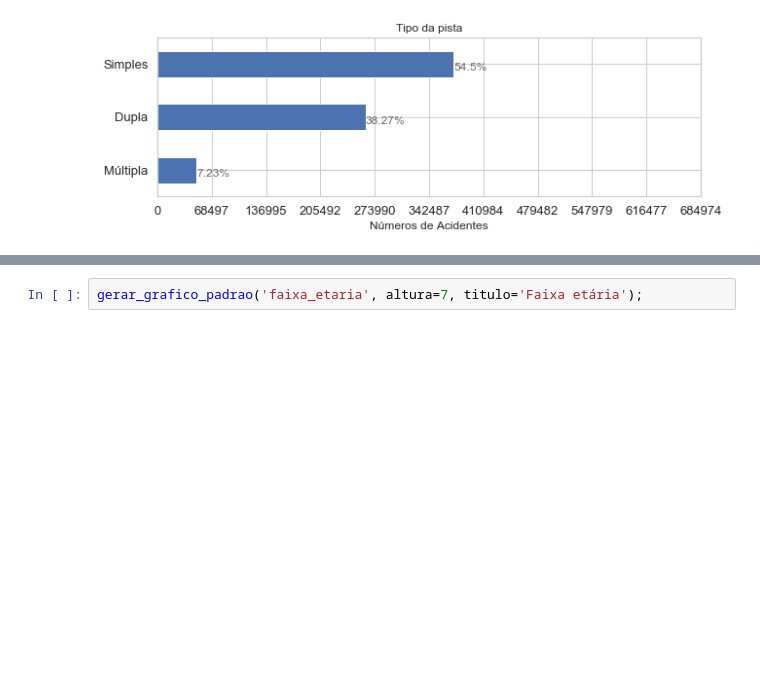
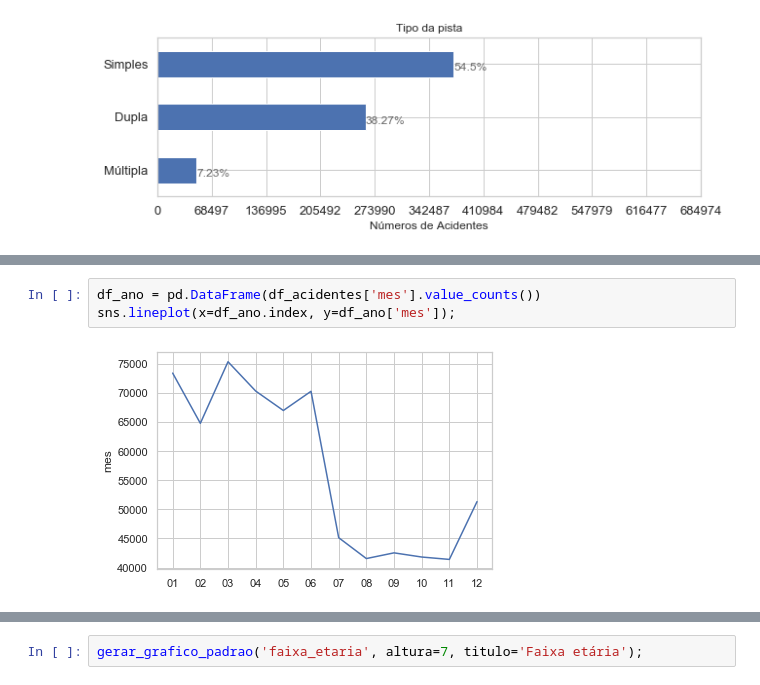
Before and after one commit to vitorioluis/Machine-Learning, a Jupyter notebook: Estudo de acidentes de Trânsito/Acidentes de Trânsito.ipynb, the cells around one changed output, grey strips where cells are left out. Saved outputs shown, nothing was run; the diff lists cells and outputs as text; blank space fills up the shorter version.

```diff
--- a/Estudo de acidentes de Trânsito/Acidentes de Trânsito.ipynb
+++ b/Estudo de acidentes de Trânsito/Acidentes de Trânsito.ipynb
@@ -358,0 +400,5 @@ gerar_grafico_padrao('tipo_veiculo', altura=7,titulo='Tipo de veículo');
+# %%
+df_ano = pd.DataFrame(df_acidentes['mes'].value_counts())
+sns.lineplot(x=df_ano.index, y=df_ano['mes']);
+# %% [output]
+[figure, added]
```
Also changed, not shown: parts of 25 cells of this notebook.
